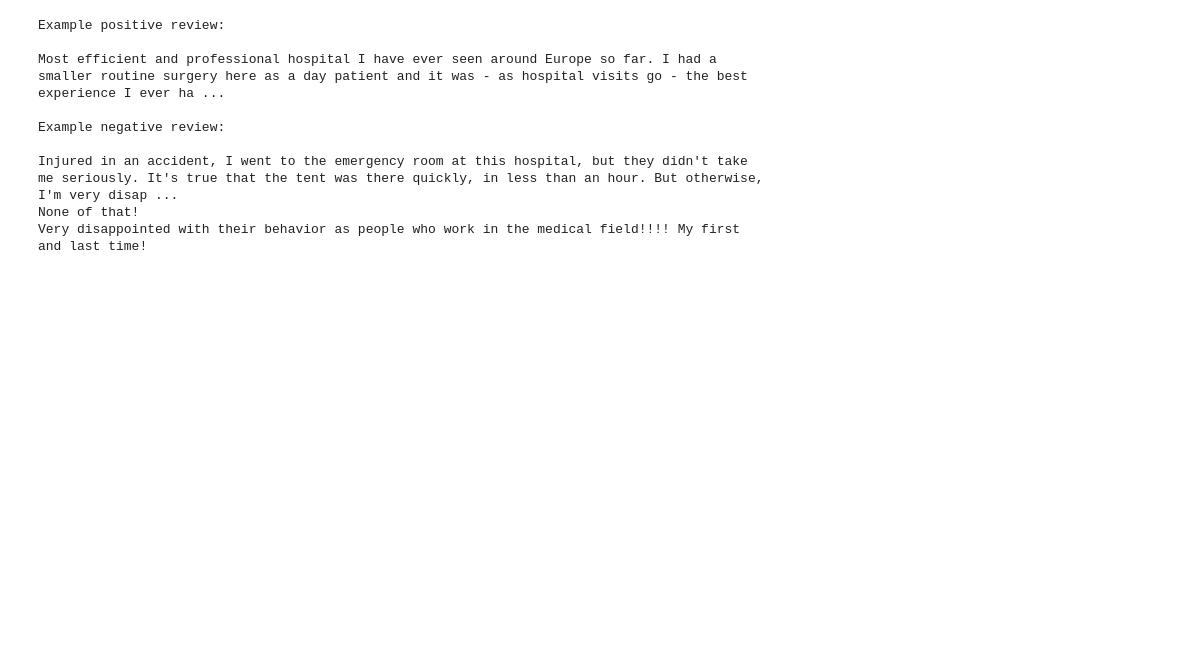
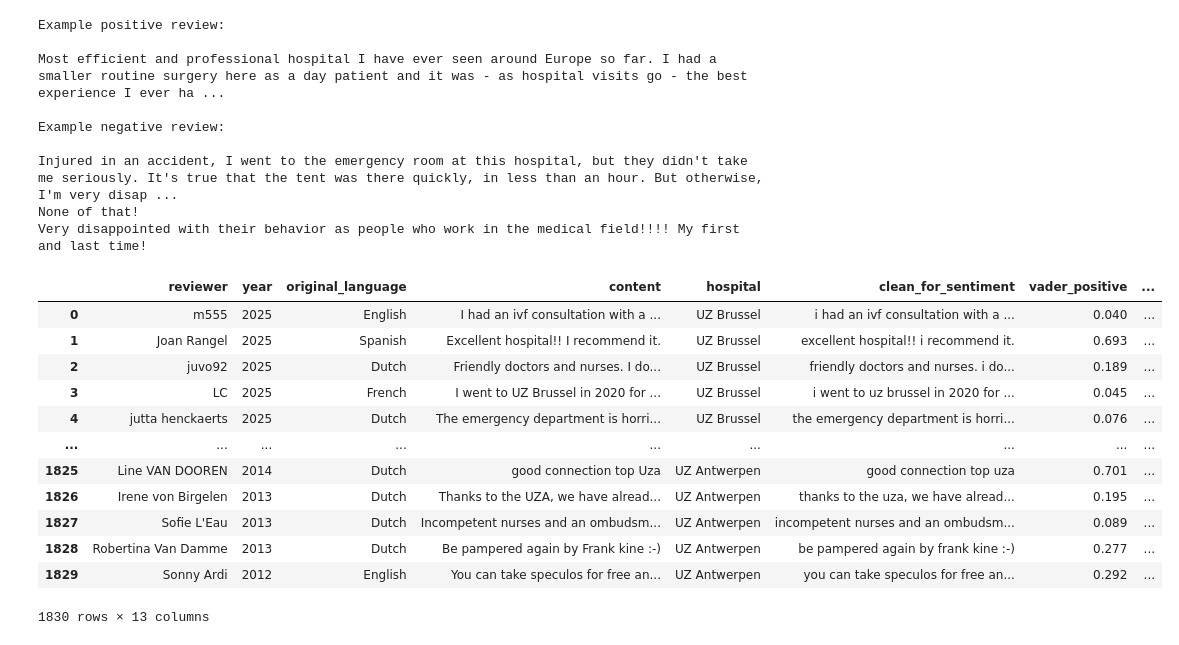
Before and after one commit to hangngdata/hospital_reviews_sentiment_analysis, a Jupyter notebook: notebooks/3_sentiment_analysis.ipynb, the cells around one changed output. Cells and saved outputs as stored; diff of their text form; code cells hidden in the pictures; blank space fills up the shorter version.

```diff
--- a/notebooks/3_sentiment_analysis.ipynb
+++ b/notebooks/3_sentiment_analysis.ipynb
@@ -107,3 +110,20 @@ None of that!
 Very disappointed with their behavior as people who work in the medical field!!!! My first and last time!
 # %%
 df.to_csv('../data/3_results/reviews_with_sentiment.csv', index=False)
+# %%
+df = pd.read_csv("../data/3_results/reviews_with_sentiment.csv")
+df
+# %% [output]
+|  | reviewer | year | original_language | content | hospital | clean_for_sentiment | vader_positive | ... |
+| 0 | m555 | 2025 | English | I had an ivf consultation with a ... | UZ Brussel | i had an ivf consultation with a ... | 0.040 | ... |
+| 1 | Joan Rangel | 2025 | Spanish | Excellent hospital!! I recommend it. | UZ Brussel | excellent hospital!! i recommend it. | 0.693 | ... |
+| 2 | juvo92 | 2025 | Dutch | Friendly doctors and nurses. I do... | UZ Brussel | friendly doctors and nurses. i do... | 0.189 | ... |
+| 3 | LC | 2025 | French | I went to UZ Brussel in 2020 for ... | UZ Brussel | i went to uz brussel in 2020 for ... | 0.045 | ... |
+| 4 | jutta henckaerts | 2025 | Dutch | The emergency department is horri... | UZ Brussel | the emergency department is horri... | 0.076 | ... |
+| ... | ... | ... | ... | ... | ... | ... | ... | ... |
+| 1825 | Line VAN DOOREN | 2014 | Dutch | good connection top Uza | UZ Antwerpen | good connection top uza | 0.701 | ... |
+| 1826 | Irene von Birgelen | 2013 | Dutch | Thanks to the UZA, we have alread... | UZ Antwerpen | thanks to the uza, we have alread... | 0.195 | ... |
+| 1827 | Sofie L'Eau | 2013 | Dutch | Incompetent nurses and an ombudsm... | UZ Antwerpen | incompetent nurses and an ombudsm... | 0.089 | ... |
+| 1828 | Robertina Van Damme | 2013 | Dutch | Be pampered again by Frank kine :-) | UZ Antwerpen | be pampered again by frank kine :-) | 0.277 | ... |
+| 1829 | Sonny Ardi | 2012 | English | You can take speculos for free an... | UZ Antwerpen | you can take speculos for free an... | 0.292 | ... |
+1830 rows × 13 columns
```
Also changed, not shown: parts of 5 cells of this notebook, 6 other files.
